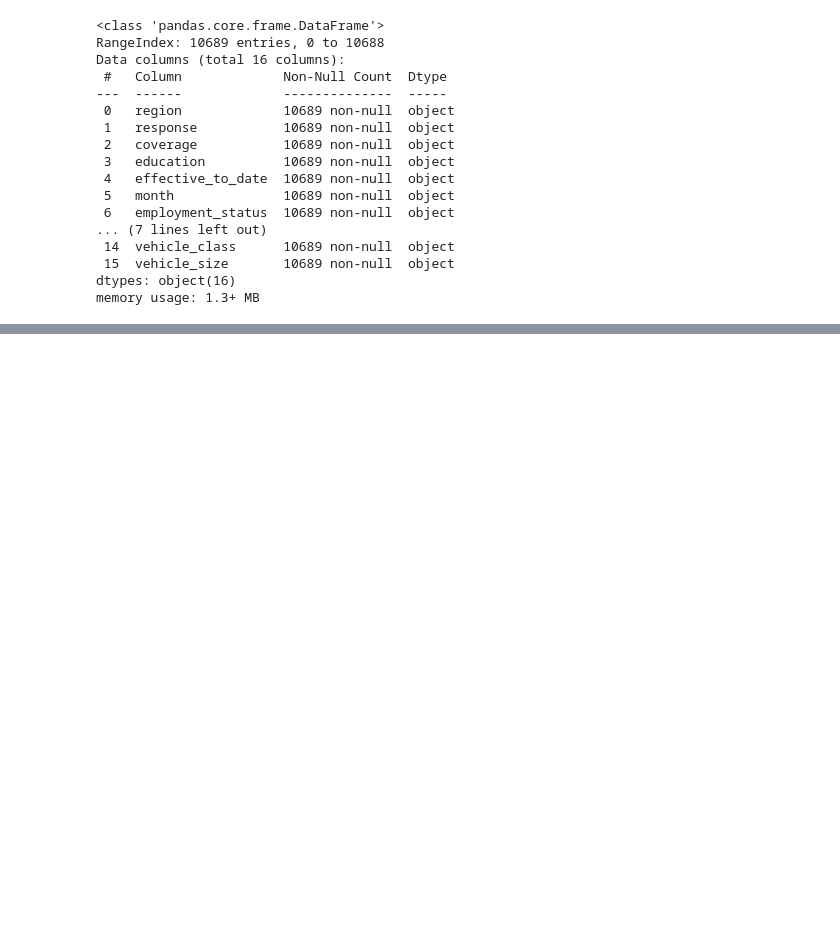
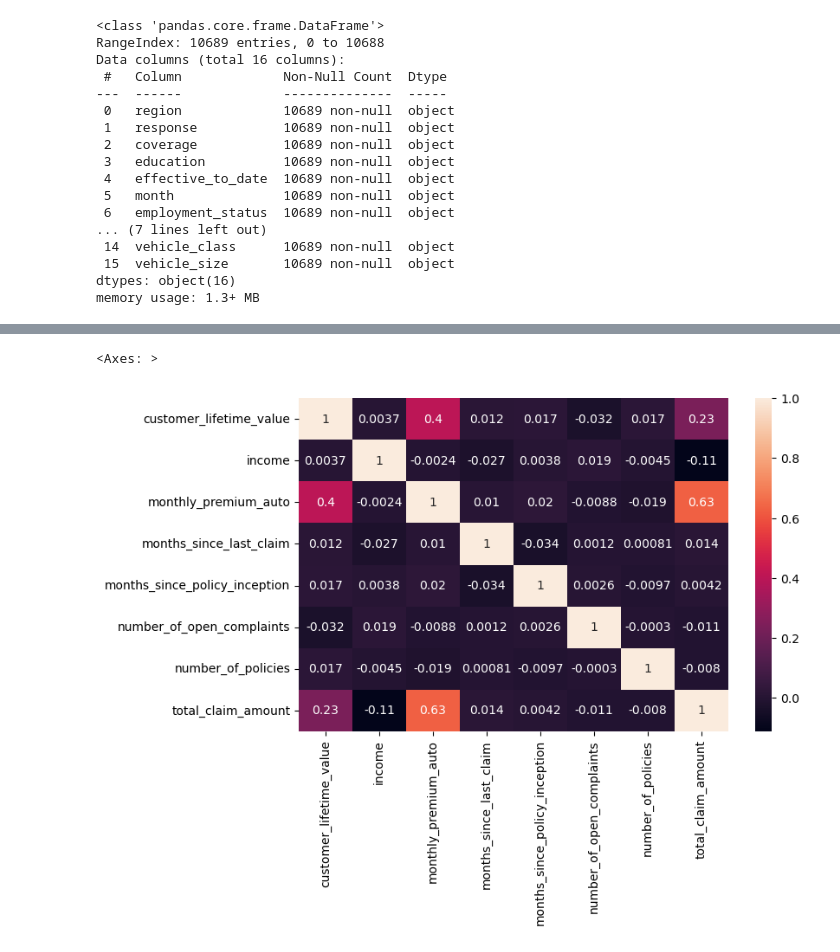
Before and after one commit to PhilippLf/Labs_IronHack, a Jupyter notebook: lab-dw-data-visualization.ipynb, the cells around one changed output, grey strips where cells are left out. Drawn from its saved outputs; the diff is of its cells as text; code cells hidden in the pictures; blank space fills up the shorter version.

```diff
--- a/lab-dw-data-visualization.ipynb
+++ b/lab-dw-data-visualization.ipynb
@@ -112,0 +116,7 @@ array([[<Axes: title={'center': 'customer_lifetime_value'}>,
+# %%
+fig = plt.figure(figsize=(8,5))
+sns.heatmap(df_numerical.corr(),annot=True)
+# mask recommend to hide upper triangle (doubled)
+# %% [output]
+<Axes: >
+[figure, added]
```
Also changed, not shown: parts of 3 cells of this notebook.
